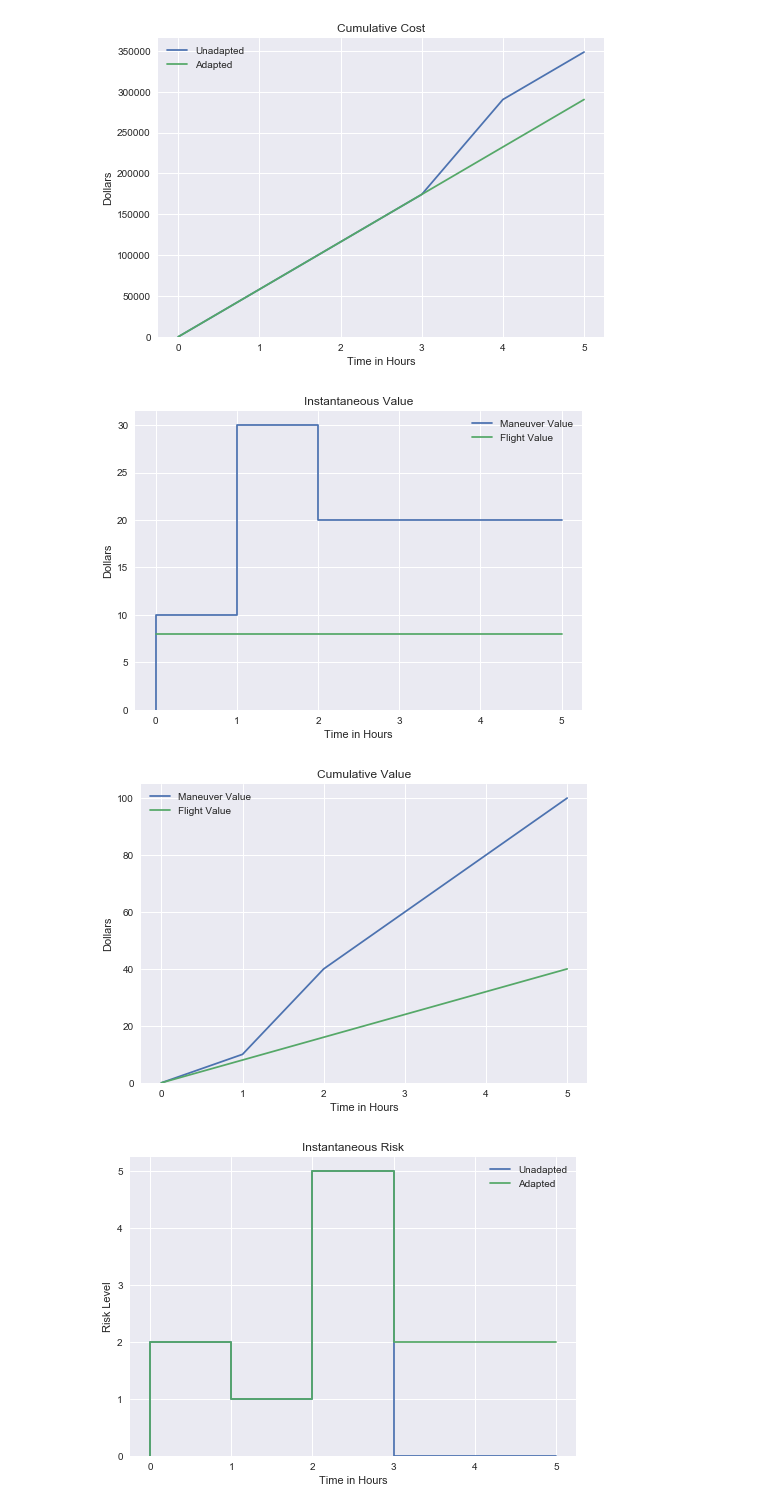
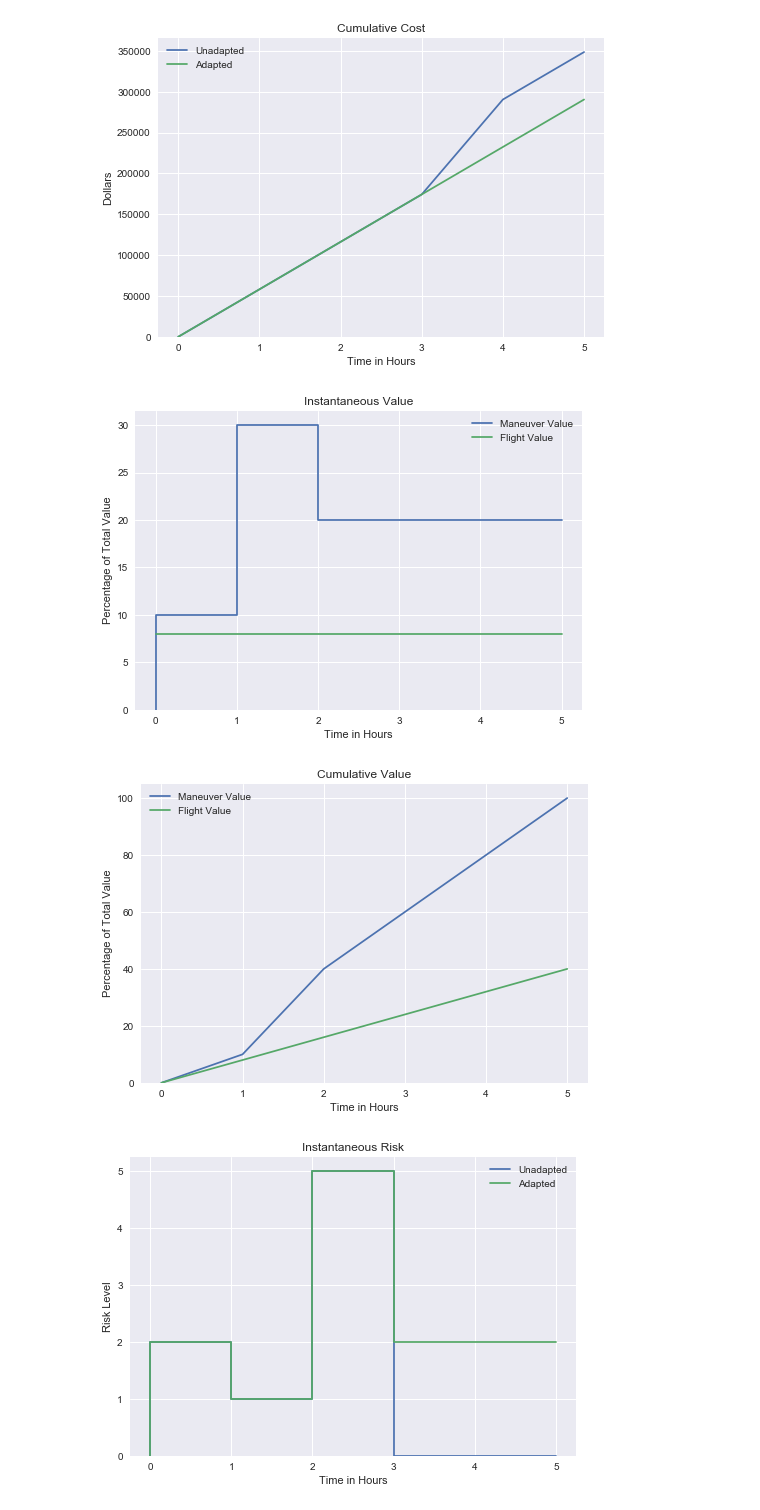
Before and after one commit to darpa-brass/adaptive-constraint-satisfaction, a Jupyter notebook: metrics/Metric Functions.ipynb, the cells around one changed output. Saved outputs shown, nothing was run; the diff lists cells and outputs as text; code cells hidden in the pictures.

```diff
--- a/metrics/Metric Functions.ipynb
+++ b/metrics/Metric Functions.ipynb
@@ -224,33 +224,33 @@ plt.show()
 # %%
 # value_1
 x = np.arange(6)
 step_value = [0, 10, 30, 20, 20, 20]
 fly_value =  [8]*6
 
 graph_instant(list_to_func(step_value), 6)
 graph_instant(list_to_func(fly_value), 6)
 
 ax = plt.gca()
 ax.set_ylim(ymin=0)
 ax.set_title("Instantaneous Value")
 ax.set_xlabel("Time in Hours")
-ax.set_ylabel("Dollars")
+ax.set_ylabel("Percentage of Total Value")
 ax.legend(["Maneuver Value", "Flight Value"])
 plt.show()
 
 graph_total(list_to_func(step_value), 6)
 graph_total(list_to_func(fly_value), 6)
 
 ax = plt.gca()
 ax.set_ylim(ymin=0)
 ax.set_title("Cumulative Value")
 ax.set_xlabel("Time in Hours")
-ax.set_ylabel("Dollars")
+ax.set_ylabel("Percentage of Total Value")
 ax.legend(["Maneuver Value", "Flight Value"])
 plt.show()
 # %% [output]
-[figure, old version]
+[figure, new version]
-[figure, old version]
+[figure, new version]
 # %%
 # risk 1
 x = np.arange(6)
```
